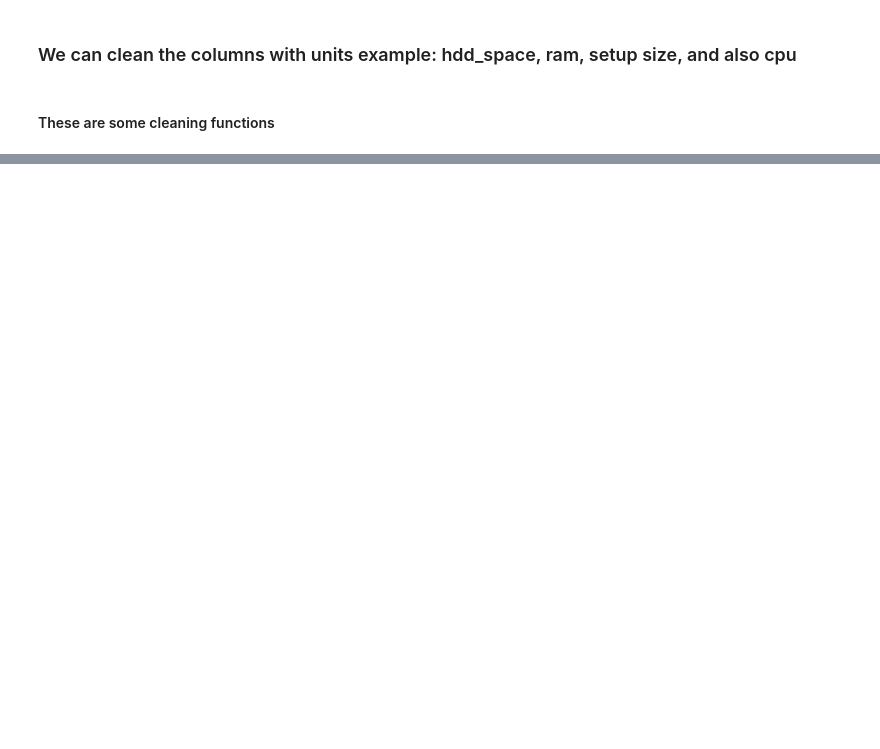
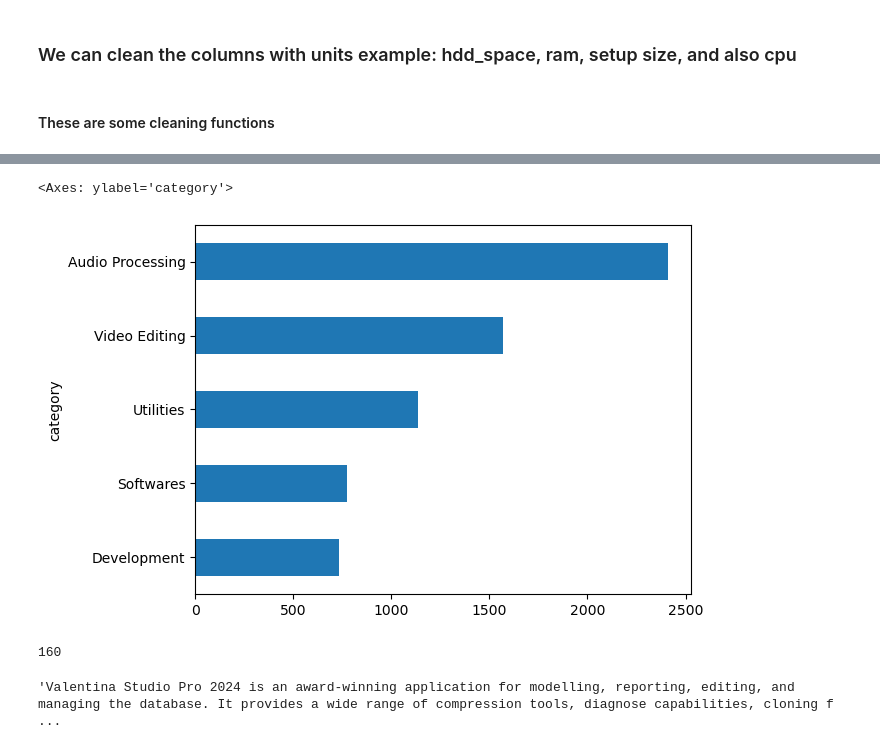
Before and after one commit to umais2005/DesktopApps_dataset_scraper, a Jupyter notebook: notebooks/preprocessing.ipynb, the cells around one changed output, grey strips where cells are left out. Cells and saved outputs as stored; diff of their text form; code cells hidden in the pictures; blank space fills up the shorter version.

```diff
--- a/notebooks/preprocessing.ipynb
+++ b/notebooks/preprocessing.ipynb
@@ -199,0 +209,11 @@ newdf[newdf.developer == 'Homepage']
+# %%
+nlp_df['category'] = nlp_df.category.map(lambda x:x.split(",")[0])
+# %%
+nlp_df['category'].value_counts().nlargest(5).sort_values(ascending=True).plot.barh()
+# %% [output]
+<Axes: ylabel='category'>
+[figure, added]
+# %%
+nlp_df['category'].nunique()
+# %% [output]
+160
@@ -199,0 +222,4 @@ newdf[newdf.developer == 'Homepage']
+# %%
+nlp_df.desc[0]
+# %% [output]
+'Valentina Studio Pro 2024 is an award-winning application for modelling, reporting, editing, and managing the database. It provides a wide range of compression tools, diagnose capabilities, cloning f ...
```
Also changed, not shown: parts of 24 cells of this notebook, 9 other files.
